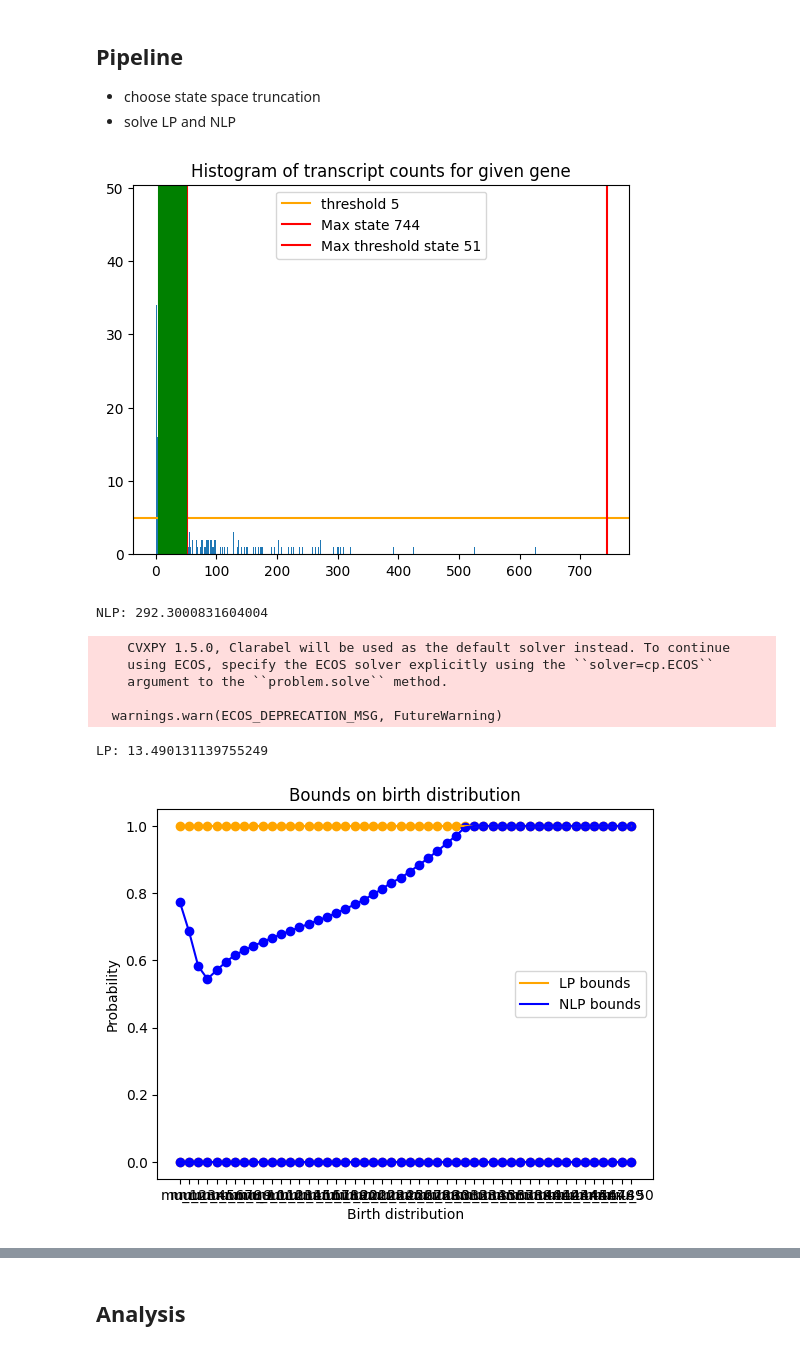
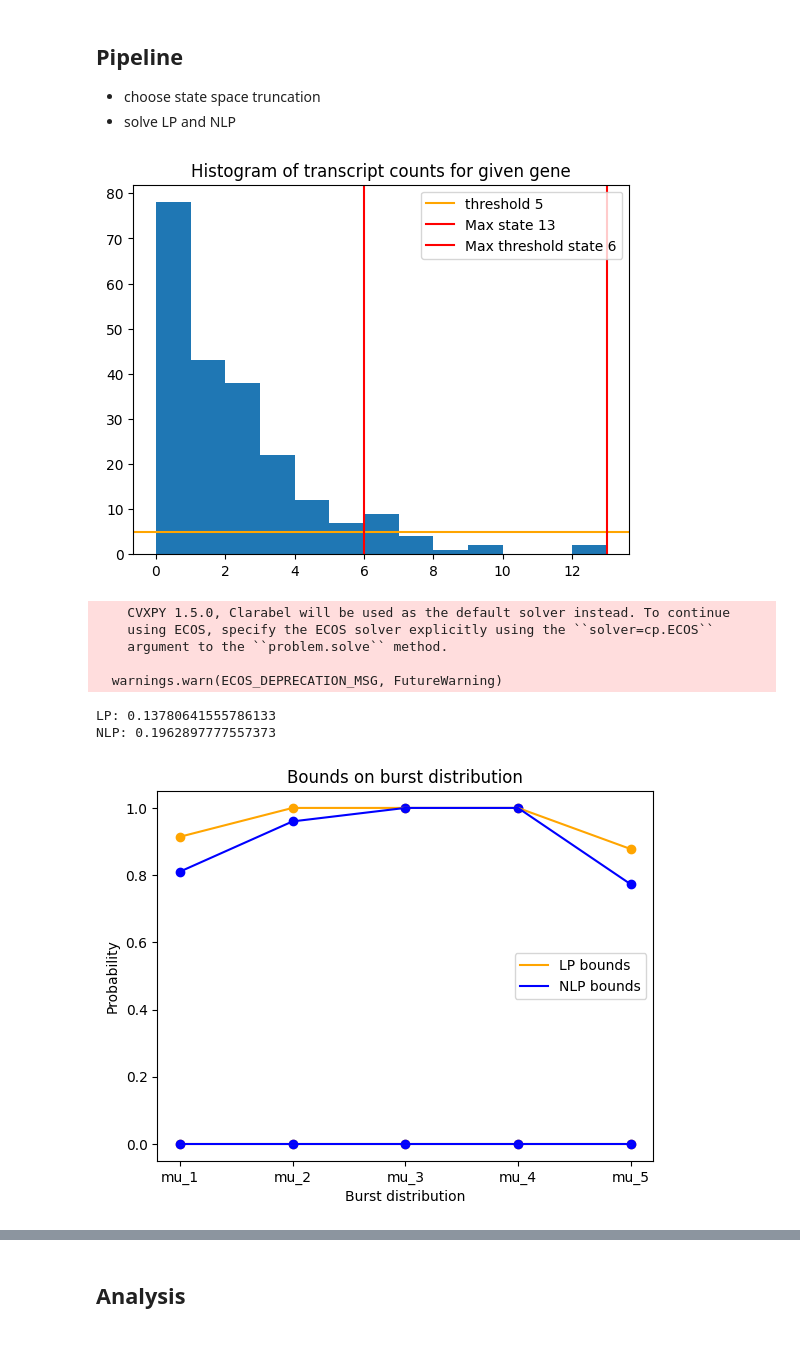
Before and after one commit to willjgh/M4R, a Jupyter notebook: raw_count_analysis.ipynb, the cells around one changed output, grey strips where cells are left out. Drawn from its saved outputs; the diff is of its cells as text; code cells hidden in the pictures.

```diff
--- a/raw_count_analysis.ipynb
+++ b/raw_count_analysis.ipynb
@@ -126,4 +121,0 @@ Matrix of raw count data for ~25,000 genes in ~320 cells
-# %%
-data = pd.read_csv(r"..\New_data\E-MTAB-6362-raw-counts.csv", index_col="Unnamed: 0")
-print(f"Size: {data.shape}")
-data.head()
@@ -763,17 +719,18 @@ def bound_sample_refined(sample, threshold=5, skip=1, n=1000, N=None, K=10,
 # %%
-test_sample = data_2.iloc[0]
+i = 774
+test_sample = data_cast_concat.iloc[i]
 test_results = bound_sample_refined(test_sample, threshold=5, skip=1, n=1000, N=None, K=10,
-                         plot_sample=True, print_bounds=False,
-                         print_status=True, plot_solution=True,
-                         LP=True, NLP=True)
+                        plot_sample=True, print_bounds=False,
+                        print_status=True, plot_solution=True,
+                        LP=True, NLP=True)
 # %% [output]
-[figure, old version]
+[figure, new version]
-NLP: 292.3000831604004
+    CVXPY 1.5.0, Clarabel will be used as the default solver instead. To continue
+    using ECOS, specify the ECOS solver explicitly using the ``solver=cp.ECOS``
+    argument to the ``problem.solve`` method.
+
+  warnings.warn(ECOS_DEPRECATION_MSG, FutureWarning)
-    CVXPY 1.5.0, Clarabel will be used as the default solver instead. To continue
-    using ECOS, specify the ECOS solver explicitly using the ``solver=cp.ECOS``
-    argument to the ``problem.solve`` method.
-
-  warnings.warn(ECOS_DEPRECATION_MSG, FutureWarning)
+LP: 0.13780641555786133
+NLP: 0.1962897777557373
-LP: 13.490131139755249
-[figure, old version]
+[figure, new version]
 # %%
```
Also changed, not shown: parts of 41 cells of this notebook.
